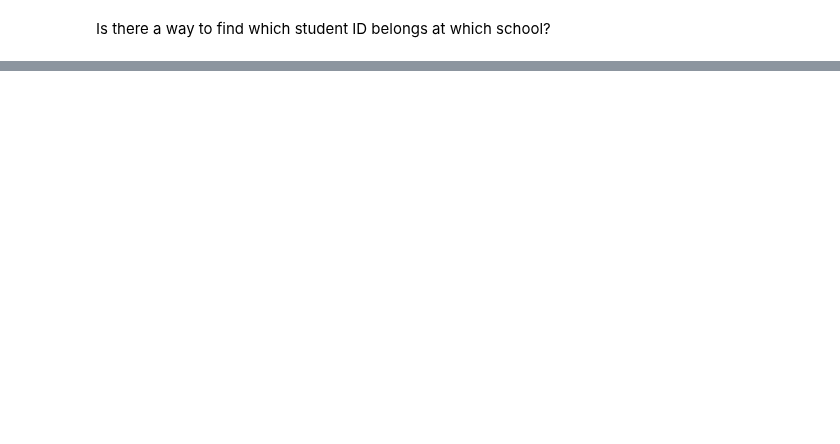
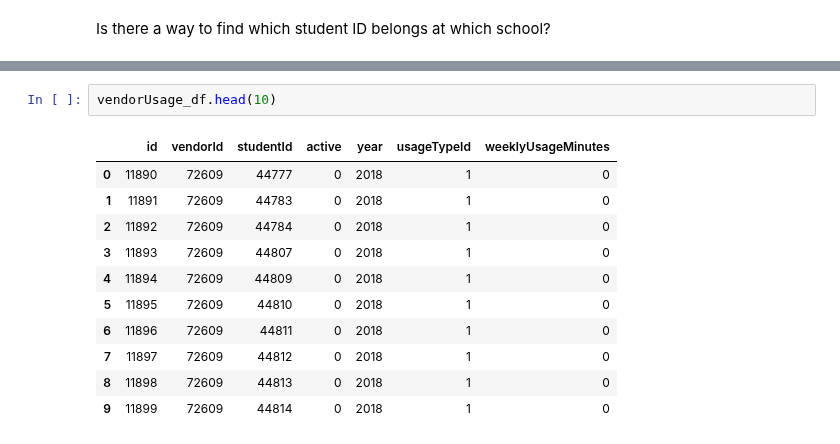
Before and after one commit to level-data-1a/predicting-proficiency, a Jupyter notebook: maya-explore.ipynb, the cells around one changed output, grey strips where cells are left out. Saved outputs shown, nothing was run; the diff lists cells and outputs as text; blank space fills up the shorter version.

```diff
--- a/maya-explore.ipynb
+++ b/maya-explore.ipynb
@@ -144,0 +204,14 @@ Is there a way to find which student ID belongs at which school?
+# %%
+vendorUsage_df.head(10)
+# %% [output]
+|  | id | vendorId | studentId | active | year | usageTypeId | weeklyUsageMinutes |
+| 0 | 11890 | 72609 | 44777 | 0 | 2018 | 1 | 0 |
+| 1 | 11891 | 72609 | 44783 | 0 | 2018 | 1 | 0 |
+| 2 | 11892 | 72609 | 44784 | 0 | 2018 | 1 | 0 |
+| 3 | 11893 | 72609 | 44807 | 0 | 2018 | 1 | 0 |
+| 4 | 11894 | 72609 | 44809 | 0 | 2018 | 1 | 0 |
+| 5 | 11895 | 72609 | 44810 | 0 | 2018 | 1 | 0 |
+| 6 | 11896 | 72609 | 44811 | 0 | 2018 | 1 | 0 |
+| 7 | 11897 | 72609 | 44812 | 0 | 2018 | 1 | 0 |
+| 8 | 11898 | 72609 | 44813 | 0 | 2018 | 1 | 0 |
+| 9 | 11899 | 72609 | 44814 | 0 | 2018 | 1 | 0 |
```
Also changed, not shown: parts of 17 cells of this notebook.
